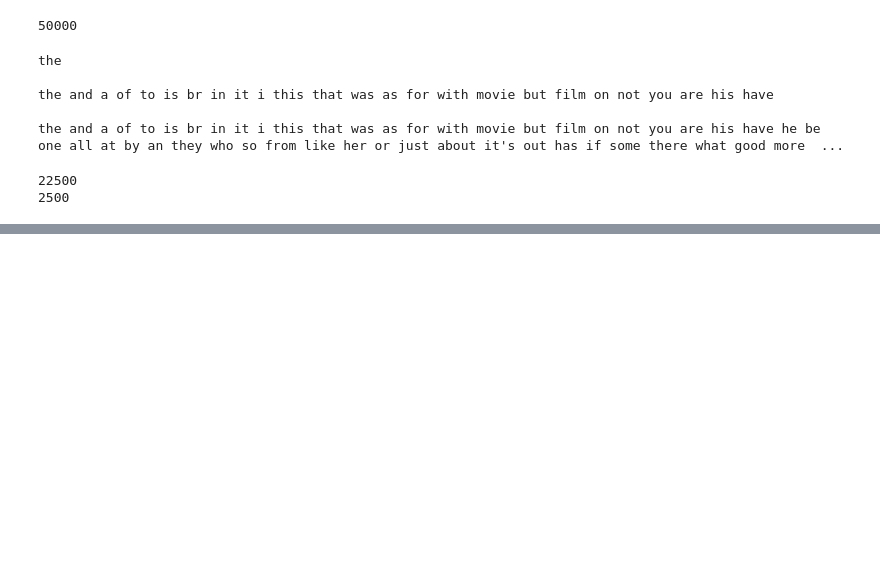
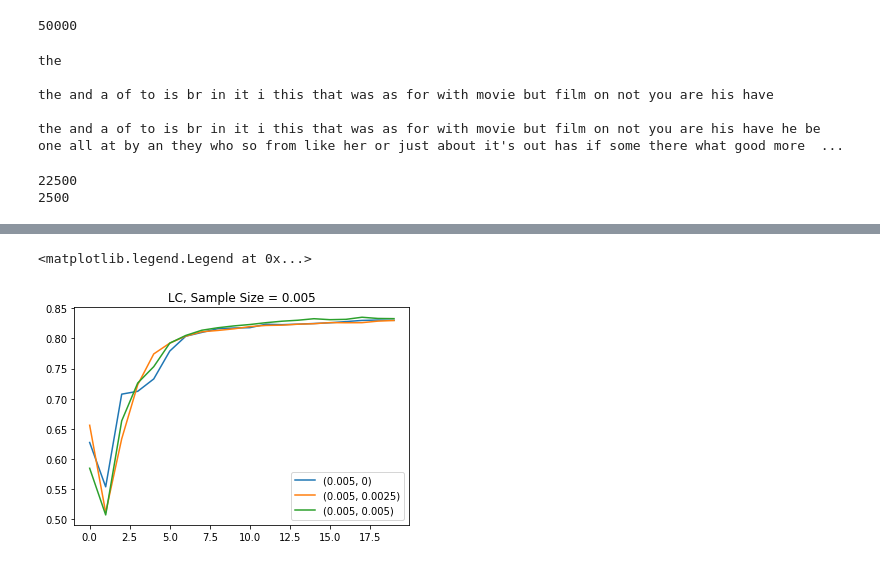
Before and after one commit to tegh-aiden/notebooks, a Jupyter notebook: IMDB Classification w Active Learning Technique.ipynb, the cells around one changed output, grey strips where cells are left out. Cells and saved outputs as stored; diff of their text form; code cells hidden in the pictures; blank space fills up the shorter version.

```diff
--- a/IMDB Classification w Active Learning Technique.ipynb
+++ b/IMDB Classification w Active Learning Technique.ipynb
@@ -127,0 +246,10 @@ def NB_with_TFIDF(iters, pct_acq, metric, pct_del = 0, features = 10000):
+# %%
+fig, ax = plt.subplots()
+ax.plot(x[9], label='(0.005, 0)')
+ax.plot(x[10], label='(0.005, 0.0025)')
+ax.plot(x[11], label='(0.005, 0.005)')
+ax.set_title("LC, Sample Size = 0.005")
+ax.legend()
+# %% [output]
+<matplotlib.legend.Legend at 0x...>
+[figure, added]
```
Also changed, not shown: parts of 8 cells of this notebook.
